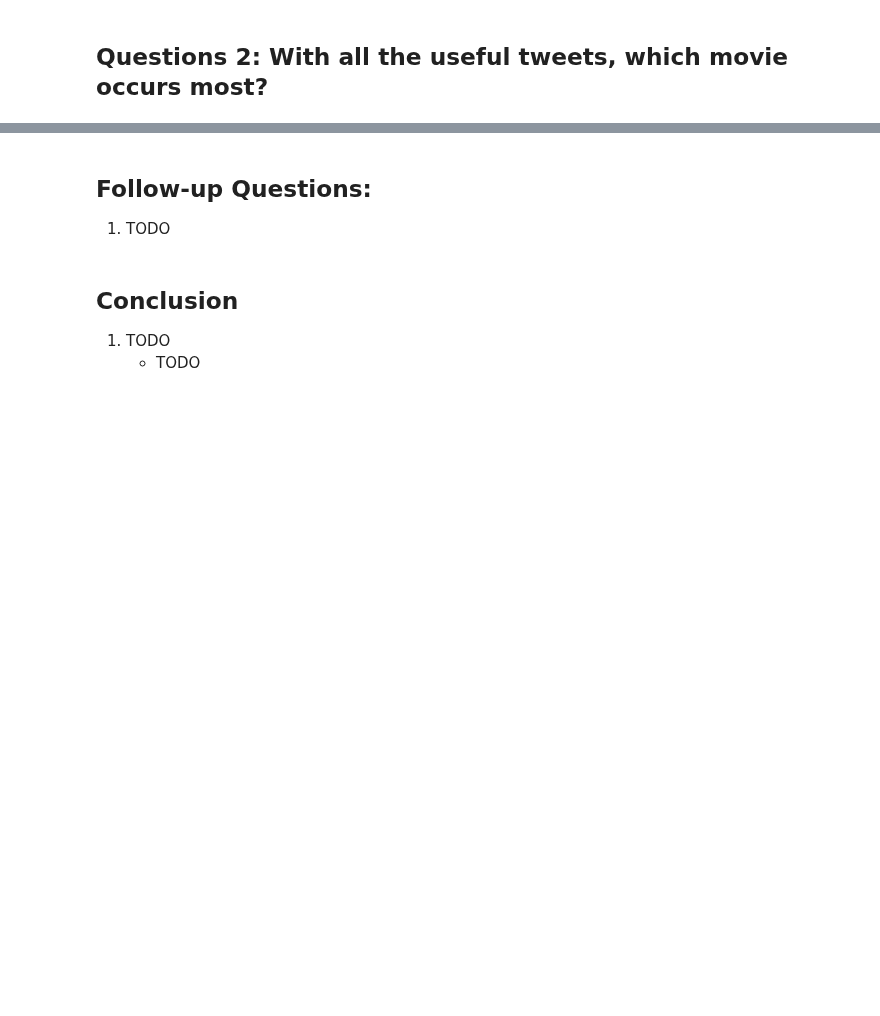
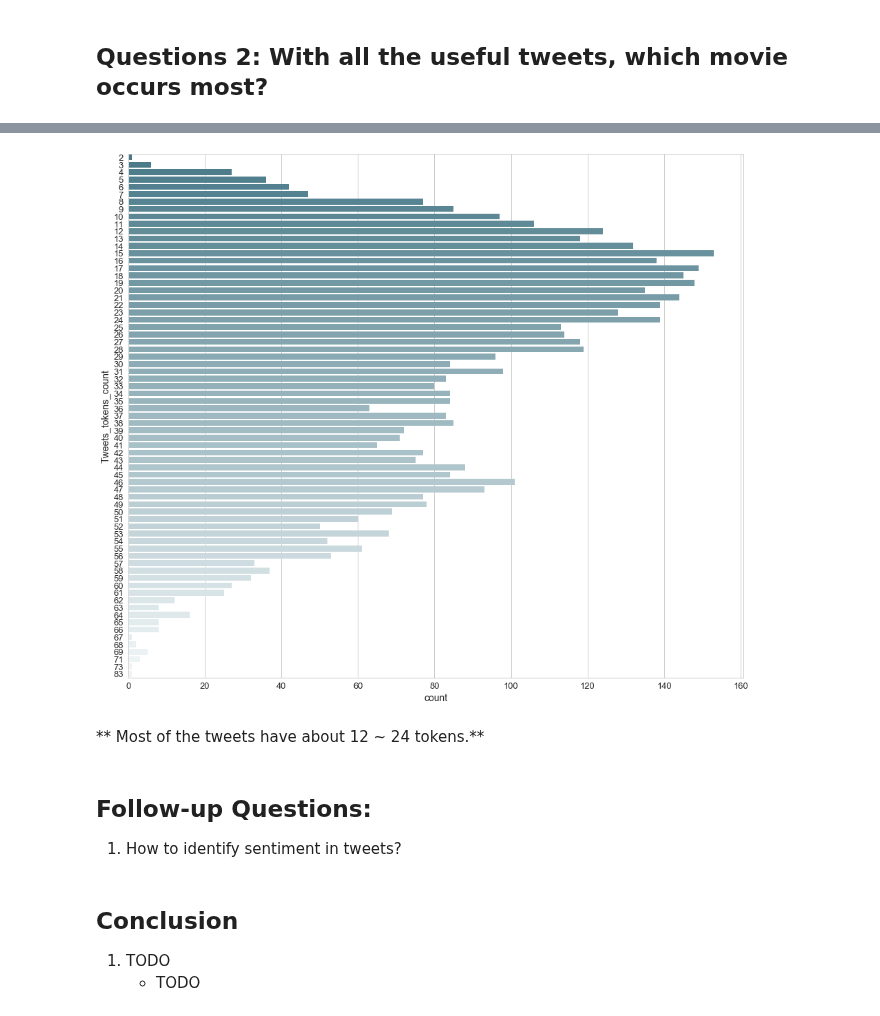
Before and after one commit to nicolechao/springboard-data-science, a Jupyter notebook: Capstone 2/Exploratory Data Analysis/exploratory_data_analysis.ipynb, the cells around one changed output, grey strips where cells are left out. Cells and saved outputs as stored; diff of their text form; code cells hidden in the pictures; blank space fills up the shorter version.

```diff
--- a/Capstone 2/Exploratory Data Analysis/exploratory_data_analysis.ipynb
+++ b/Capstone 2/Exploratory Data Analysis/exploratory_data_analysis.ipynb
@@ -212,0 +220,3 @@ TODO: So far Jurassic World occurs most.
+# %%
+df['Tweets_tokens_count'] = df['Tweets_tokens'].apply(len)
+df.head()
@@ -213,6 +230,25 @@ TODO: So far Jurassic World occurs most.
+# %%
+def get_sub_plot_hor(width = 16, height = 14, label_font_size = 14, tick_font_size = 13):
+    fig, ax = plt.subplots()
+    fig.set_size_inches(width, height)
+    ax.tick_params(labelsize = tick_font_size)
+    ax.set_xlabel(ax.get_xlabel(), fontsize = label_font_size)
+    ax.set_ylabel(ax.get_ylabel(), fontsize = label_font_size)
+    return ax
+
+def plot_count_plot(x, df):
+    ax = get_sub_plot_hor()
+    sns.countplot(y = x, data = df, ax = ax)
+    plt.show()
+
+plot_count_plot('Tweets_tokens_count', df)
+# %% [output]
+[figure, added]
+# %% [markdown]
+** Most of the tweets have about 12 ~ 24 tokens.**
 # %% [markdown]
 ## Follow-up Questions:
-1. TODO
+1. How to identify sentiment in tweets?
 # %%
 # Save dataframe for later
 df.to_csv('../Data/tweets_eda.csv', index = False)
```
Also changed, not shown: parts of 14 cells of this notebook.
